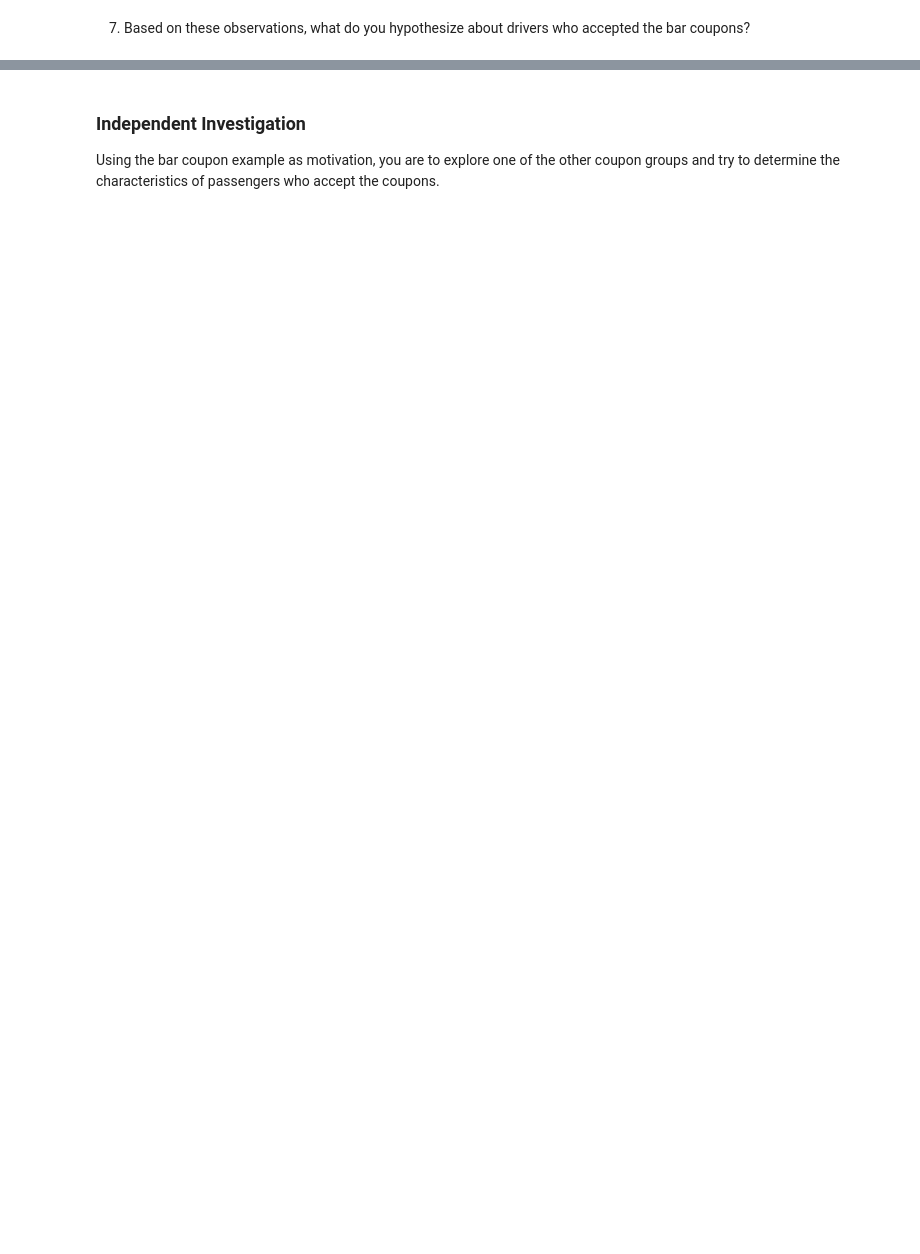
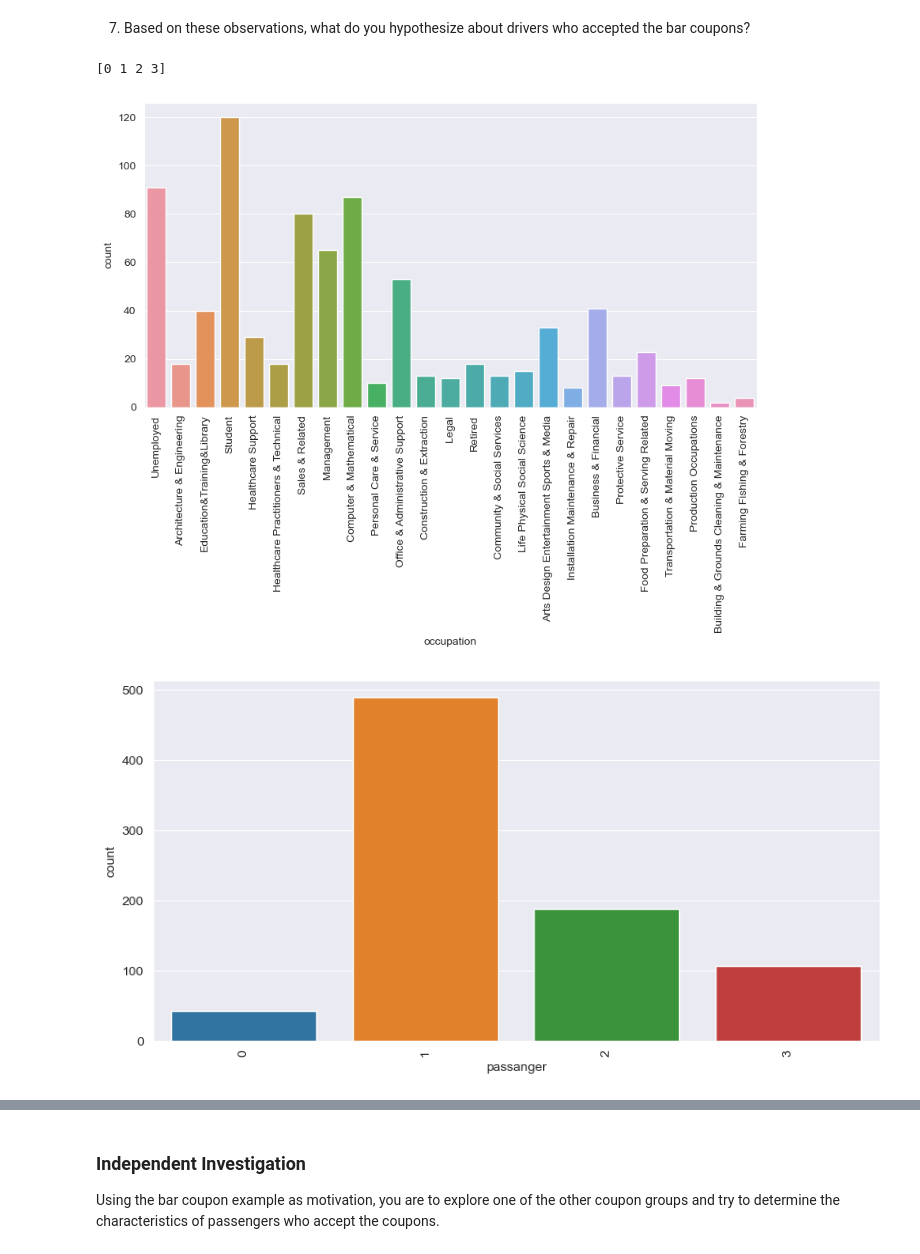
Before and after one commit to BerkeleyAIML/Module5CustomerCoupon, a Jupyter notebook: prompt.ipynb, the cells around one changed output, grey strips where cells are left out. Saved outputs shown, nothing was run; the diff lists cells and outputs as text; code cells hidden in the pictures; blank space fills up the shorter version.

```diff
--- a/prompt.ipynb
+++ b/prompt.ipynb
@@ -392,2 +397,45 @@ Proportion of cheap restaurants coupons that were accepted for those who went to
 # %% [markdown]
 7.  Based on these observations, what do you hypothesize about drivers who accepted the bar coupons?
+# %%
+
+
+
+bar_coupons.loc[bar_coupons['income'] == 'Less than $12500', 'income'] = 12500
+bar_coupons.loc[bar_coupons['income'] == '$12500 - $24999', 'income'] = 24999
+bar_coupons.loc[bar_coupons['income'] == '$25000 - $37499', 'income'] = 37499
+bar_coupons.loc[bar_coupons['income'] == '$37500 - $49999', 'income'] = 49999
+bar_coupons.loc[bar_coupons['income'] == '$50000 - $62499', 'income'] = 62499
+bar_coupons.loc[bar_coupons['income'] == '$62500 - $74999', 'income'] = 74999
+bar_coupons.loc[bar_coupons['income'] == '$75000 - $87499', 'income'] = 87499
+bar_coupons.loc[bar_coupons['income'] == '$87500 - $99999', 'income'] = 99999
+bar_coupons.loc[bar_coupons['income'] == '$100000 or More', 'income'] = 100000
+
+# print unique values of the column passanger
+print(bar_coupons['passanger'].unique())
+
+# Convert passanger column to numeric values, ['Kid(s)' 'Alone' 'Friend(s)' 'Partner']
+bar_coupons.loc[bar_coupons['passanger'] == 'Kid(s)', 'passanger'] = 0
+bar_coupons.loc[bar_coupons['passanger'] == 'Alone', 'passanger'] = 1
+bar_coupons.loc[bar_coupons['passanger'] == 'Friend(s)', 'passanger'] = 2
+bar_coupons.loc[bar_coupons['passanger'] == 'Partner', 'passanger'] = 3
+
+
+
+
+plt.figure(figsize=(10,5))
+sns.countplot(x='occupation', data=bar_coupons[bar_coupons['Y'] == 1])
+plt.xticks(rotation=90)
+plt.show()
+
+# Plot Y =1 against passanger
+
+plt.figure(figsize=(10,5))
+sns.countplot(x='passanger', data=bar_coupons[bar_coupons['Y'] == 1])
+plt.xticks(rotation=90)
+plt.show()
+
+# Based on these observations Student and Professional drivers are more likely to accept the bar coupons. Also, drivers with a partner are more likely to accept the bar coupons.
+# %% [output]
+[0 1 2 3]
+[figure, added]
+[figure, added]
```
Also changed, not shown: parts of 2 cells of this notebook.
